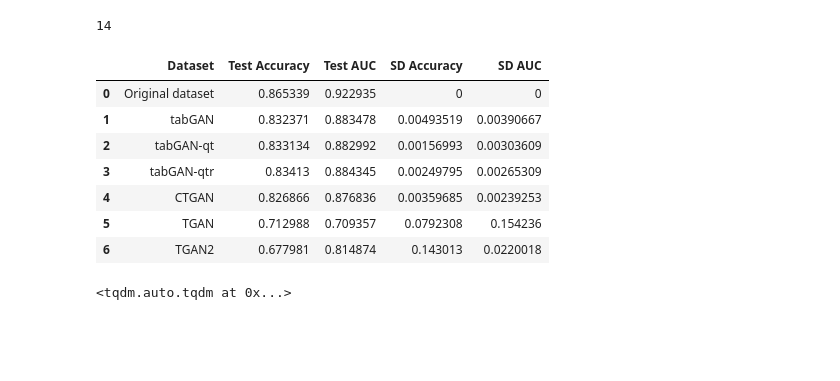
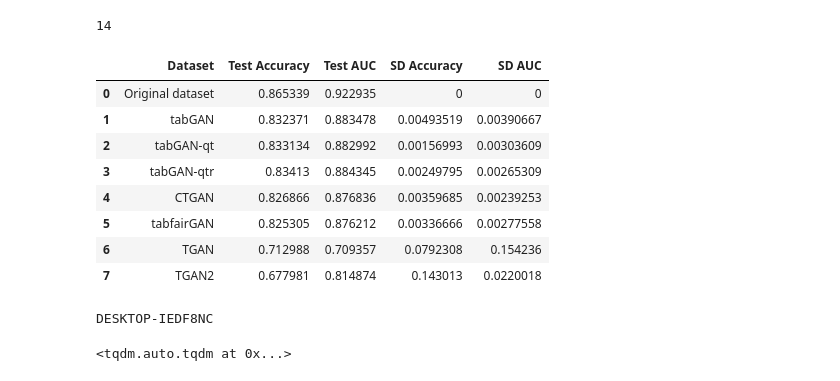
Before and after one commit to ArneRustad/Master-thesis-cf, a Jupyter notebook: scripts/Compare_ml_efficacy_on_adult_dataset.ipynb, the cells around one changed output. Cells and saved outputs as stored; diff of their text form; code cells hidden in the pictures; blank space fills up the shorter version.

```diff
--- a/scripts/Compare_ml_efficacy_on_adult_dataset.ipynb
+++ b/scripts/Compare_ml_efficacy_on_adult_dataset.ipynb
@@ -90,20 +90,26 @@ len(data_train.columns)
 # %% [output]
 14
 # %%
-subfolders = ["tabGAN", "tabGAN-qt", "tabGAN-qtr", "CTGAN", "TGAN",  "TGAN2"]#, "TGAN3"]
+subfolders = ["tabGAN", "tabGAN-qt", "tabGAN-qtr", "CTGAN", "tabfairGAN", "TGAN",  "TGAN2"]#, "TGAN3"]
 efficacy_table_10_epochs = helpers.eval.tabular_GAN_ml_efficacy(data_train, data_test, const.dir.data_gen(),
                                                               subfolders, n_synthetic_datasets = n_synthetic_datasets,
                                                              name_true_train_dataset="Original dataset")
 efficacy_table_10_epochs
 # %% [output]
 |  | Dataset | Test Accuracy | Test AUC | SD Accuracy | SD AUC |
 | 0 | Original dataset | 0.865339 | 0.922935 | 0 | 0 |
 | 1 | tabGAN | 0.832371 | 0.883478 | 0.00493519 | 0.00390667 |
 | 2 | tabGAN-qt | 0.833134 | 0.882992 | 0.00156993 | 0.00303609 |
 | 3 | tabGAN-qtr | 0.83413 | 0.884345 | 0.00249795 | 0.00265309 |
 | 4 | CTGAN | 0.826866 | 0.876836 | 0.00359685 | 0.00239253 |
-| 5 | TGAN | 0.712988 | 0.709357 | 0.0792308 | 0.154236 |
-| 6 | TGAN2 | 0.677981 | 0.814874 | 0.143013 | 0.0220018 |
+| 5 | tabfairGAN | 0.825305 | 0.876212 | 0.00336666 | 0.00277558 |
+| 6 | TGAN | 0.712988 | 0.709357 | 0.0792308 | 0.154236 |
+| 7 | TGAN2 | 0.677981 | 0.814874 | 0.143013 | 0.0220018 |
+# %%
+import socket
+print(socket.gethostname())
+# %% [output]
+DESKTOP-IEDF8NC
 # %%
 a = tqdm(total=5)
 # %% [output]
```
Also changed, not shown: 3 other files.
